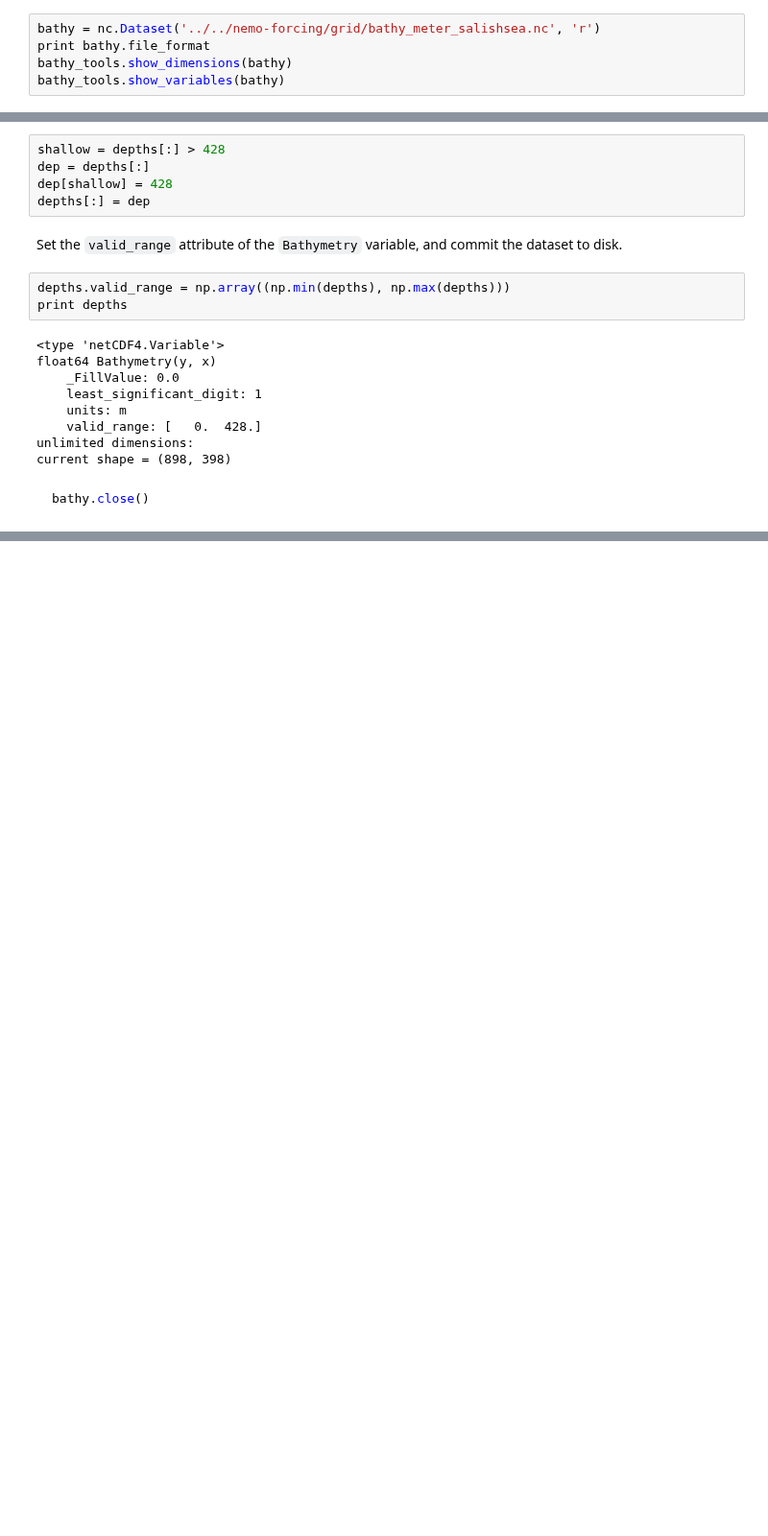
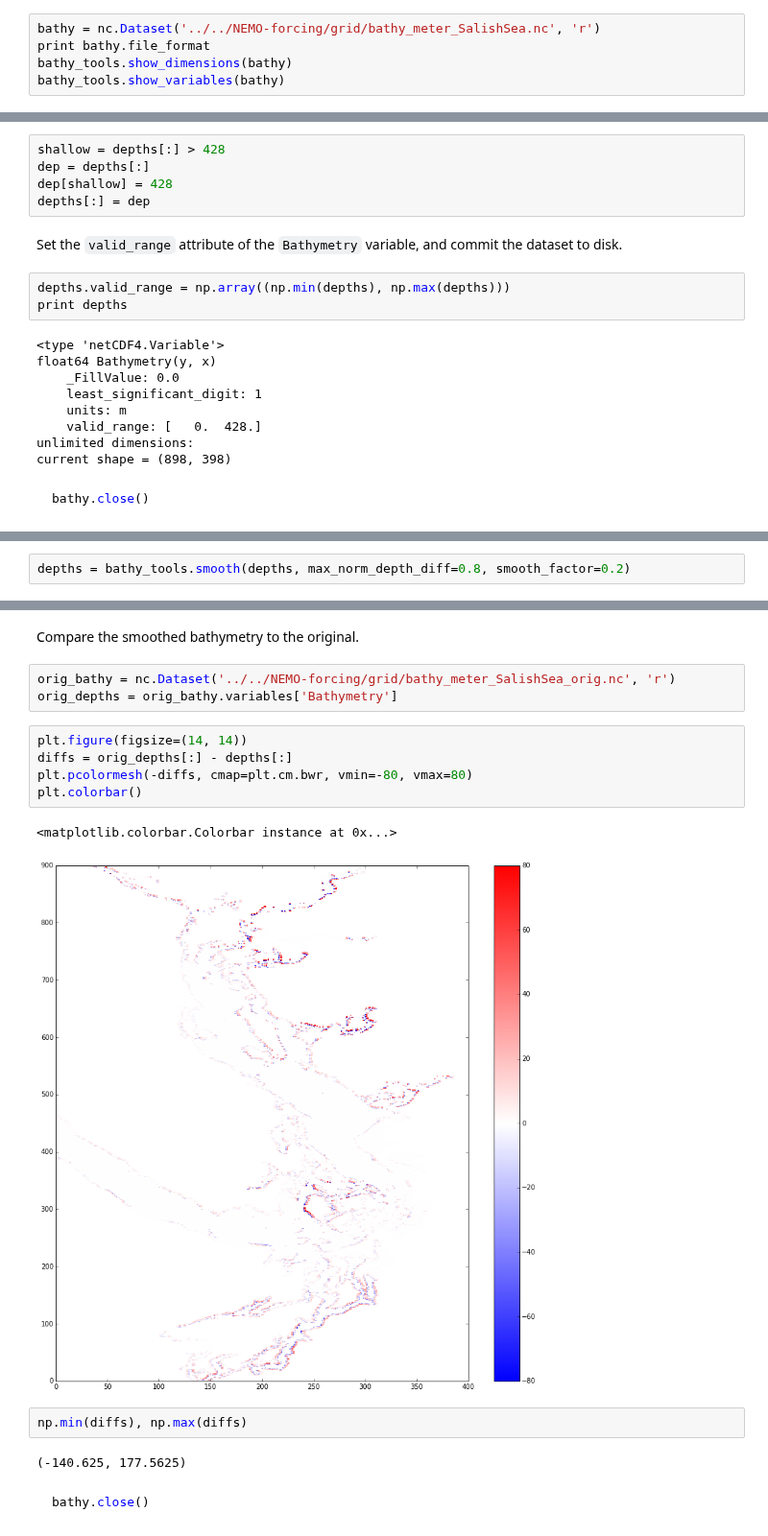
Before and after one commit to SalishSeaCast/tools, a Jupyter notebook: bathymetry/SalishSeaBathy.ipynb, the cells around one changed output, grey strips where cells are left out. Shown at 96% size. Saved outputs shown, nothing was run; the diff lists cells and outputs as text; blank space fills up the shorter version.

Commit message:
Add algorithmic smoothing of Salish Sea full domain bathymetry.

````diff
--- a/bathymetry/SalishSeaBathy.ipynb
+++ b/bathymetry/SalishSeaBathy.ipynb
@@ -19,7 +19,7 @@ Open the file and get some basic information about it.
 The `r` mode shown opens the file in read-only mode.
 Use `r+` as the mode if you want to change the bathymetry.
 # %%
-bathy = nc.Dataset('../../nemo-forcing/grid/bathy_meter_salishsea.nc', 'r')
+bathy = nc.Dataset('../../NEMO-forcing/grid/bathy_meter_SalishSea.nc', 'r')
 print bathy.file_format
 bathy_tools.show_dimensions(bathy)
 bathy_tools.show_variables(bathy)
@@ -212,0 +236,2 @@ bathy.close()
+# %%
+depths = bathy_tools.smooth(depths, max_norm_depth_diff=0.8, smooth_factor=0.2)
@@ -212,0 +249,21 @@ bathy.close()
+# %% [markdown]
+Compare the smoothed bathymetry to the original.
+# %%
+orig_bathy = nc.Dataset('../../NEMO-forcing/grid/bathy_meter_SalishSea_orig.nc', 'r')
+orig_depths = orig_bathy.variables['Bathymetry']
+# %%
+plt.figure(figsize=(14, 14))
+diffs = orig_depths[:] - depths[:]
+plt.pcolormesh(-diffs, cmap=plt.cm.bwr, vmin=-80, vmax=80)
+plt.colorbar()
+# %% [output]
+<matplotlib.colorbar.Colorbar instance at 0x...>
+[figure, added]
+# %%
+np.min(diffs), np.max(diffs)
+# %% [output]
+(-140.625, 177.5625)
+# %% [markdown]
+```python
+bathy.close()
+```
````
Also changed, not shown: parts of 8 cells of this notebook, 1 other file.
